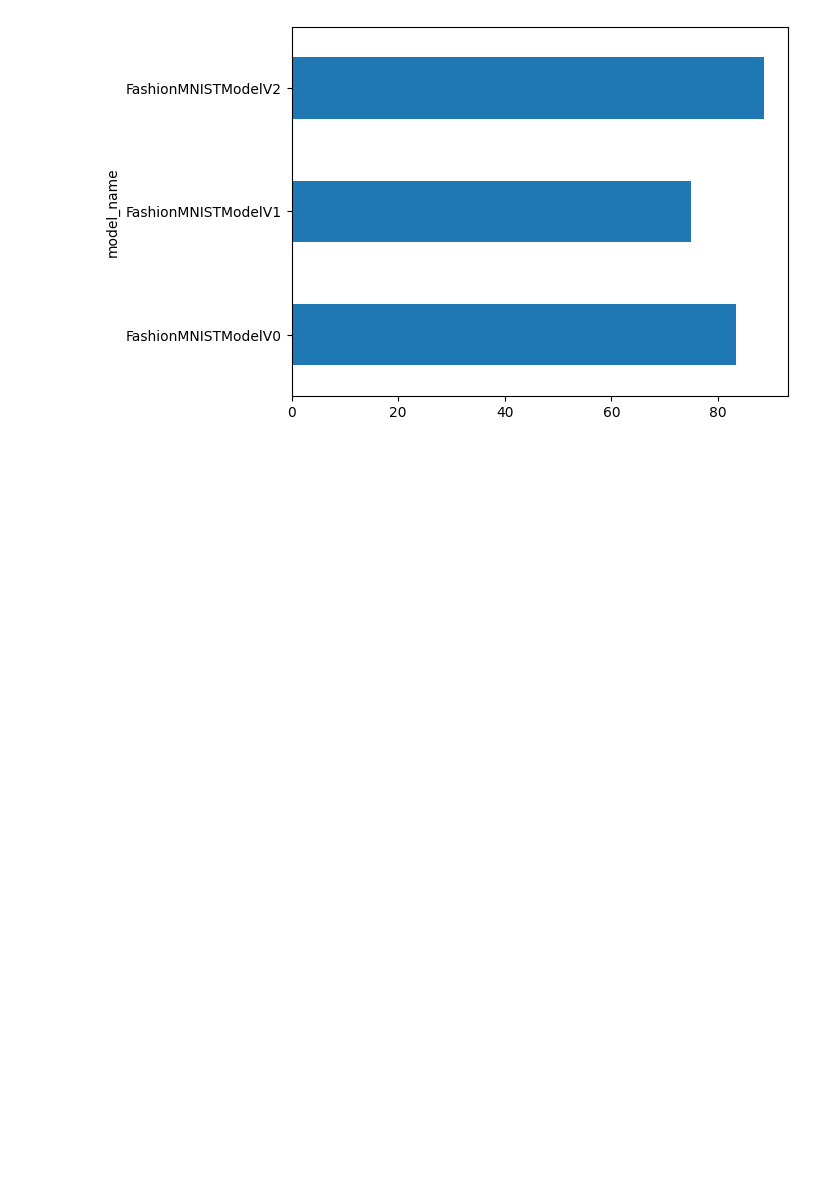
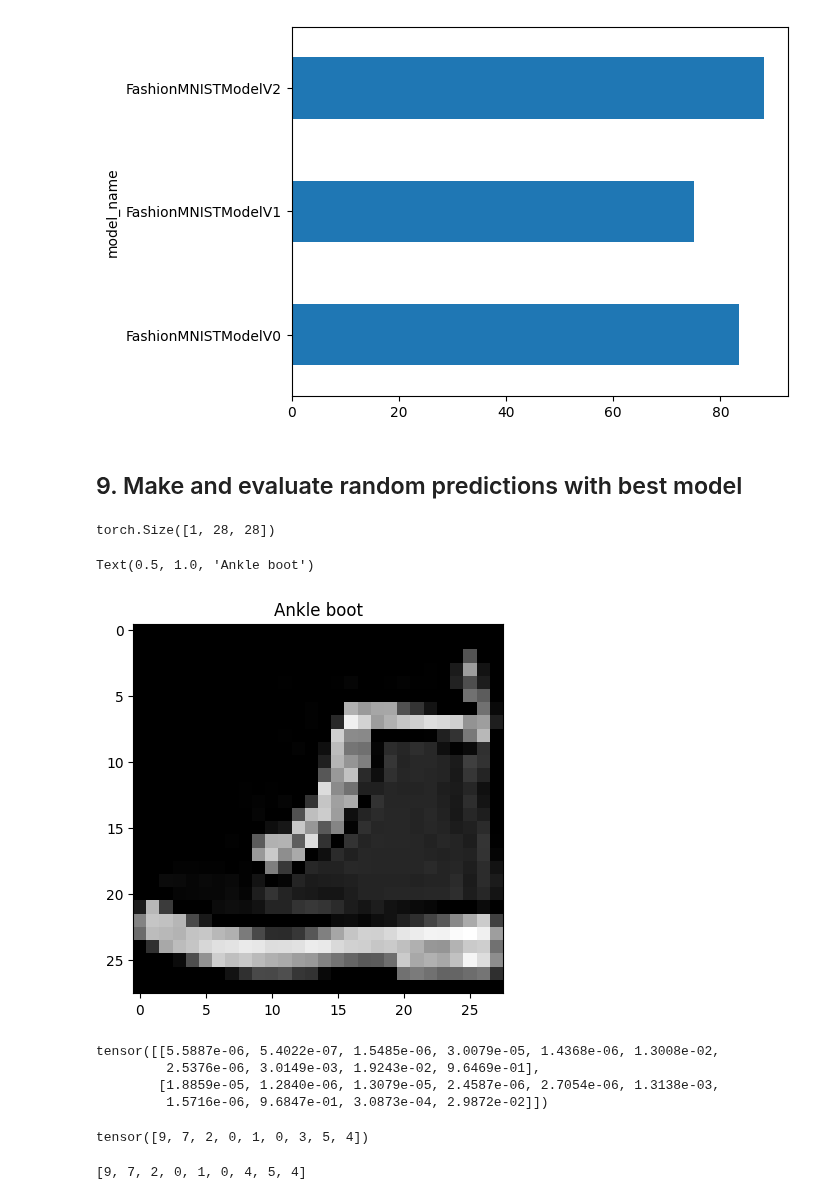
Before and after one commit to srikrish2812/pytorch_practice, a Jupyter notebook: torch_3_cv.ipynb, the cells around one changed output. Saved outputs shown, nothing was run; the diff lists cells and outputs as text; code cells hidden in the pictures; blank space fills up the shorter version.

```diff
--- a/torch_3_cv.ipynb
+++ b/torch_3_cv.ipynb
@@ -908,3 +889,5 @@ compare_results.set_index("model_name")["model_acc"].plot(kind="barh")
 # %% [output]
 <Axes: ylabel='model_name'>
 [figure]
+# %% [markdown]
+## 9. Make and evaluate random predictions with best model
@@ -910,0 +907,36 @@ compare_results.set_index("model_name")["model_acc"].plot(kind="barh")
+# %%
+import random
+#random.seed(42)
+test_samples=[]
+test_labels=[]
+for sample, label in random.sample(list(test_data),k=9):
+    test_samples.append(sample)
+    test_labels.append(label)
+
+test_samples[0].shape
+# %% [output]
+torch.Size([1, 28, 28])
+# %%
+plt.imshow(test_samples[0].squeeze(), cmap="gray")
+plt.title(class_names[test_labels[0]])
+# %% [output]
+Text(0.5, 1.0, 'Ankle boot')
+[figure, added]
+# %%
+pred_probs = make_predictions(model=model_2, data=test_samples)
+pred_probs[:2]
+# %% [output]
+tensor([[5.5887e-06, 5.4022e-07, 1.5485e-06, 3.0079e-05, 1.4368e-06, 1.3008e-02,
+         2.5376e-06, 3.0149e-03, 1.9243e-02, 9.6469e-01],
+        [1.8859e-05, 1.2840e-06, 1.3079e-05, 2.4587e-06, 2.7054e-06, 1.3138e-03,
+         1.5716e-06, 9.6847e-01, 3.0873e-04, 2.9872e-02]])
+# %%
+# convert pred probs to labels
+pred_classes = pred_probs.argmax(dim=1)
+pred_classes
+# %% [output]
+tensor([9, 7, 2, 0, 1, 0, 3, 5, 4])
+# %%
+test_labels
+# %% [output]
+[9, 7, 2, 0, 1, 0, 4, 5, 4]
```
Also changed, not shown: parts of 20 cells of this notebook.
